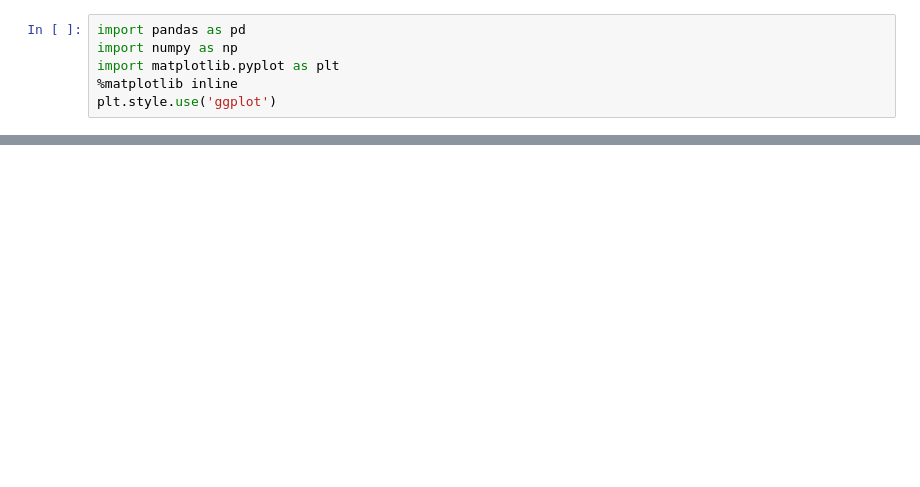
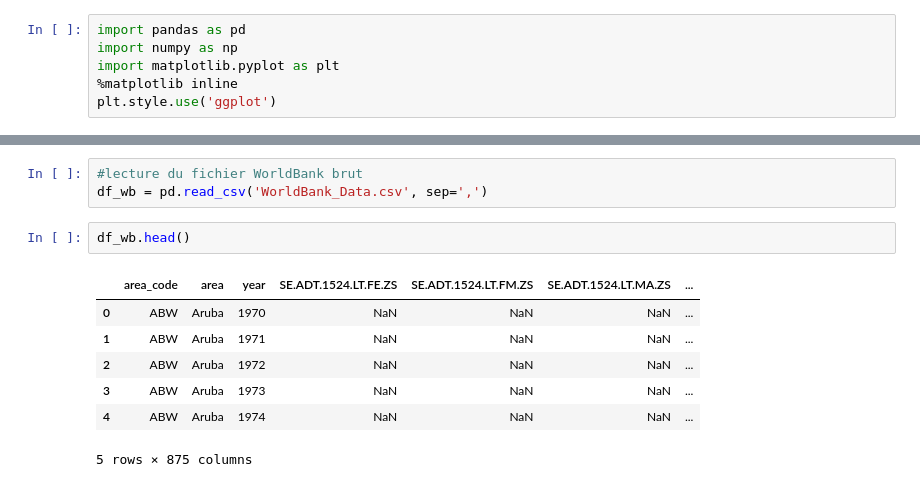
Before and after one commit to assitanDiarra/ENSAE_Python, a Jupyter notebook: traitement base de données.ipynb, the cells around one changed output, grey strips where cells are left out. Drawn from its saved outputs; the diff is of its cells as text; blank space fills up the shorter version.

```diff
--- a/traitement base de données.ipynb
+++ b/traitement base de données.ipynb
@@ -260,0 +35,13 @@ with tempfile.NamedTemporaryFile() as temp:
+# %%
+#lecture du fichier WorldBank brut
+df_wb = pd.read_csv('WorldBank_Data.csv', sep=',')
+# %%
+df_wb.head()
+# %% [output]
+|  | area_code | area | year | SE.ADT.1524.LT.FE.ZS | SE.ADT.1524.LT.FM.ZS | SE.ADT.1524.LT.MA.ZS | ... |
+| 0 | ABW | Aruba | 1970 | NaN | NaN | NaN | ... |
+| 1 | ABW | Aruba | 1971 | NaN | NaN | NaN | ... |
+| 2 | ABW | Aruba | 1972 | NaN | NaN | NaN | ... |
+| 3 | ABW | Aruba | 1973 | NaN | NaN | NaN | ... |
+| 4 | ABW | Aruba | 1974 | NaN | NaN | NaN | ... |
+5 rows × 875 columns
```
Also changed, not shown: parts of 75 cells of this notebook.
